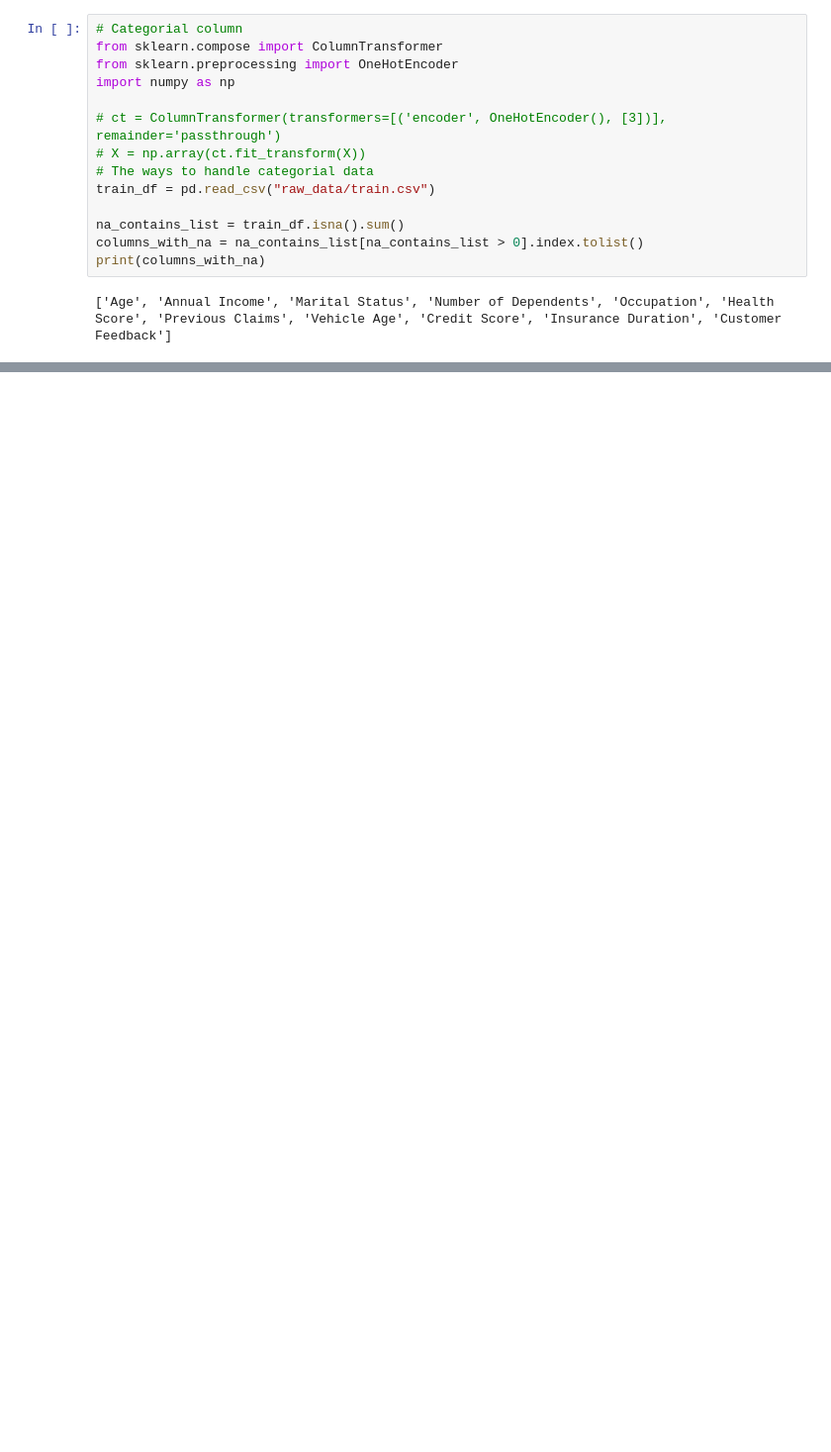
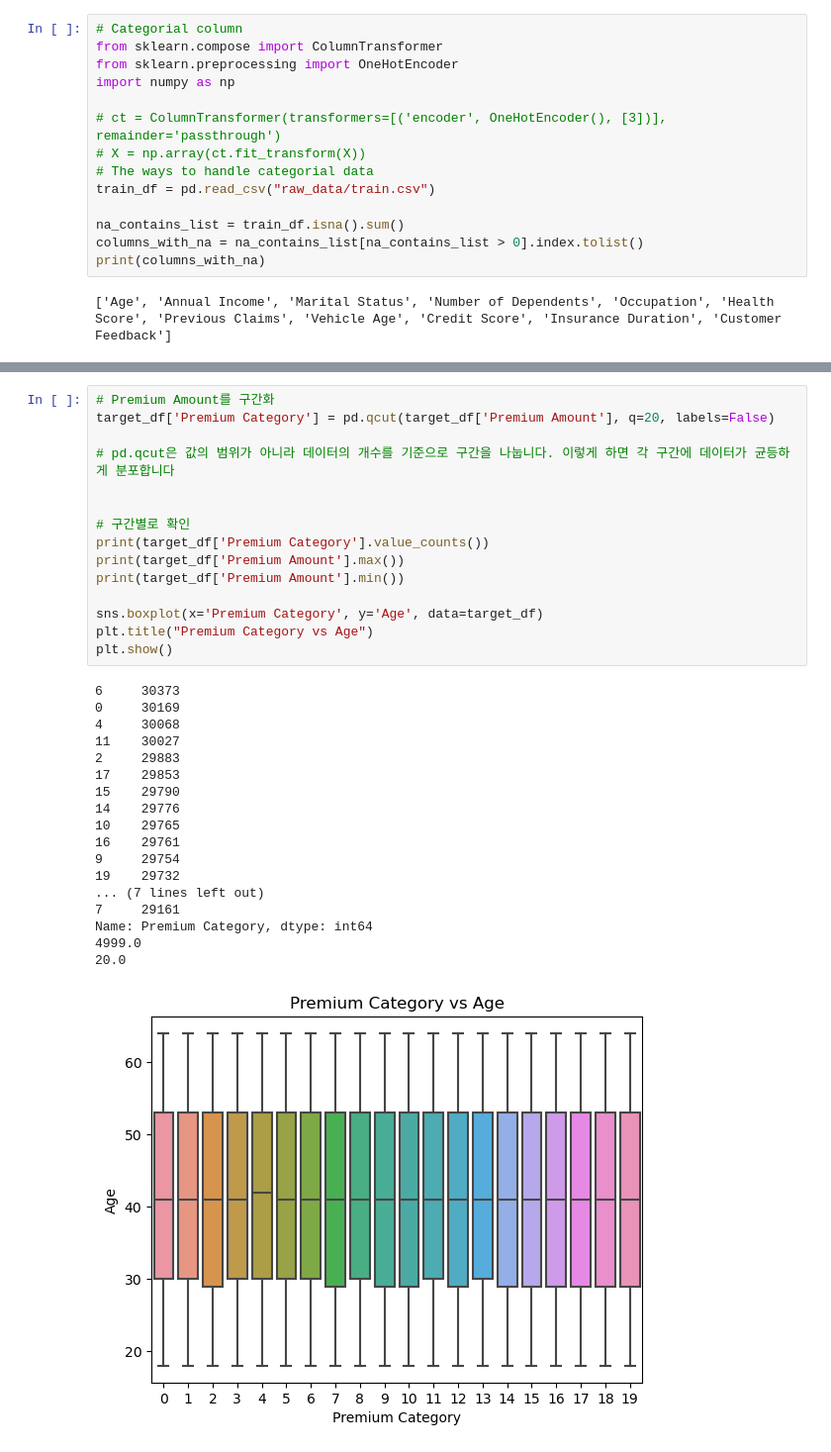
Before and after one commit to Ghostlun/DataScienceStudy, a Jupyter notebook: Insurance/Insurance.ipynb, the cells around one changed output, grey strips where cells are left out. Shown at 99% size. Saved outputs shown, nothing was run; the diff lists cells and outputs as text; blank space fills up the shorter version.

```diff
--- a/Insurance/Insurance.ipynb
+++ b/Insurance/Insurance.ipynb
@@ -426,0 +521,34 @@ InvalidIndexError: (slice(None, None, None), -1)
+# %%
+# Premium Amount를 구간화
+target_df['Premium Category'] = pd.qcut(target_df['Premium Amount'], q=20, labels=False)
+
+# pd.qcut은 값의 범위가 아니라 데이터의 개수를 기준으로 구간을 나눕니다. 이렇게 하면 각 구간에 데이터가 균등하게 분포합니다
+
+
+# 구간별로 확인
+print(target_df['Premium Category'].value_counts())
+print(target_df['Premium Amount'].max())
+print(target_df['Premium Amount'].min())
+
+sns.boxplot(x='Premium Category', y='Age', data=target_df)
+plt.title("Premium Category vs Age")
+plt.show()
+# %% [output]
+6     30373
+0     30169
+4     30068
+11    30027
+2     29883
+17    29853
+15    29790
+14    29776
+10    29765
+16    29761
+9     29754
+19    29732
+... (7 lines left out)
+7     29161
+Name: Premium Category, dtype: int64
+4999.0
+20.0
+[figure, added]
```
Also changed, not shown: parts of 12 cells of this notebook.
